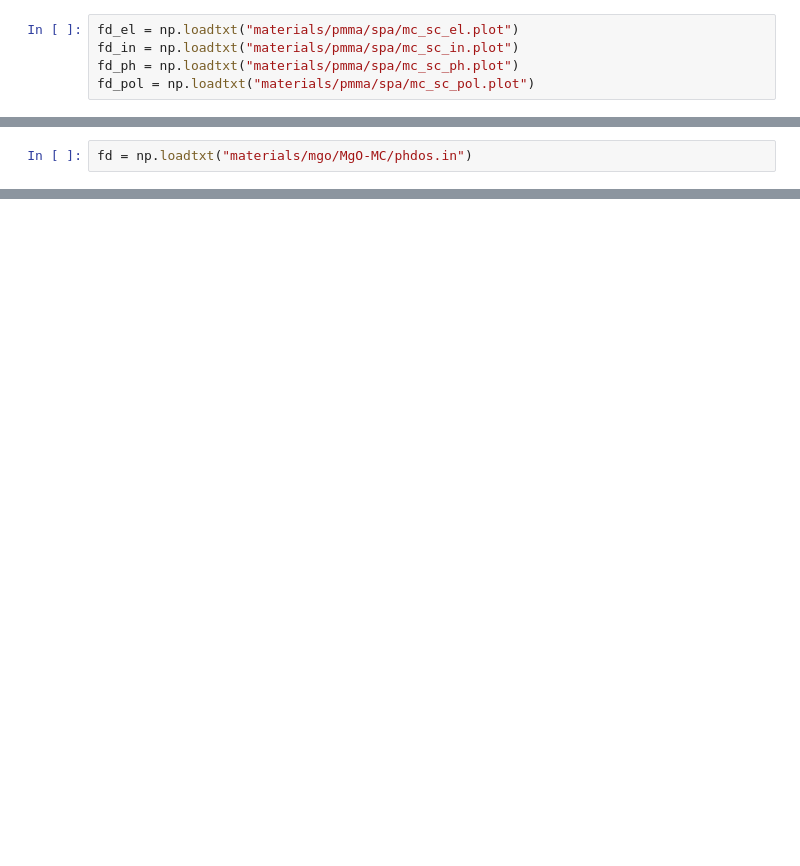
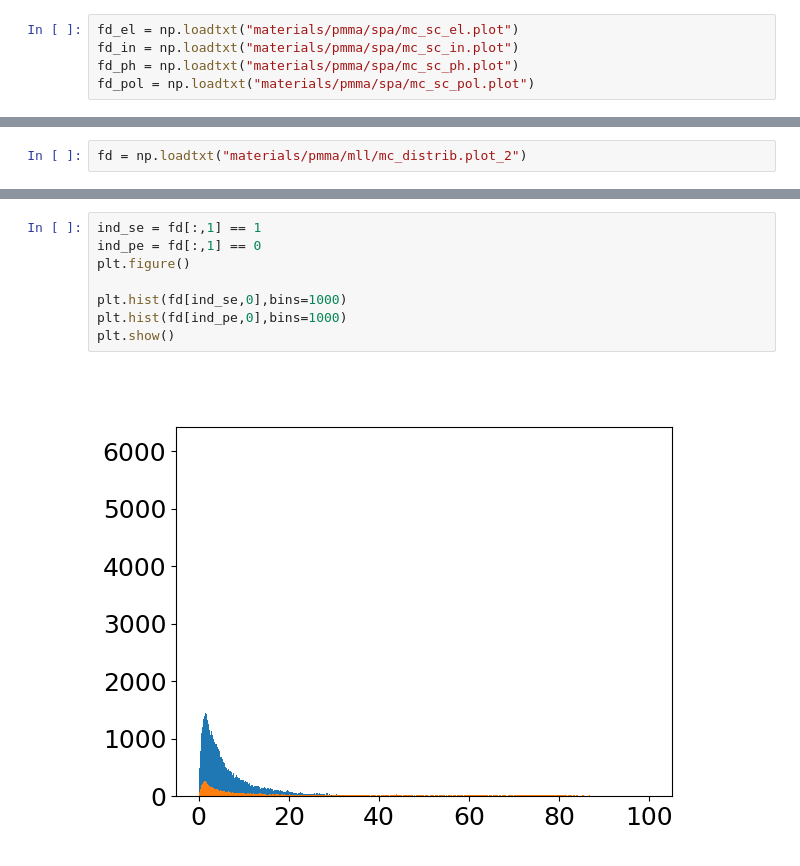
Before and after one commit to oridzel/mast_sey, a Jupyter notebook: plot.ipynb, the cells around one changed output, grey strips where cells are left out. Saved outputs shown, nothing was run; the diff lists cells and outputs as text; blank space fills up the shorter version.

```diff
--- a/plot.ipynb
+++ b/plot.ipynb
@@ -137,2 +138,2 @@ array([0.])
 # %%
-fd = np.loadtxt("materials/mgo/MgO-MC/phdos.in")
+fd = np.loadtxt("materials/pmma/mll/mc_distrib.plot_2")
@@ -144,0 +140,10 @@ plt.show()
+# %%
+ind_se = fd[:,1] == 1
+ind_pe = fd[:,1] == 0
+plt.figure()
+
+plt.hist(fd[ind_se,0],bins=1000)
+plt.hist(fd[ind_pe,0],bins=1000)
+plt.show()
+# %% [output]
+[figure, added]
```
Also changed, not shown: parts of 18 cells of this notebook, 9 other files.
